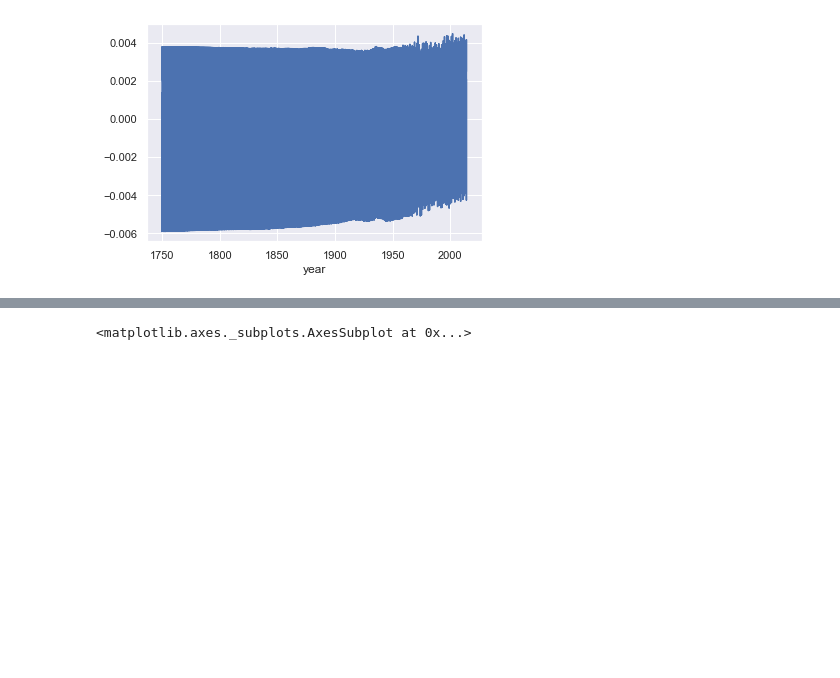
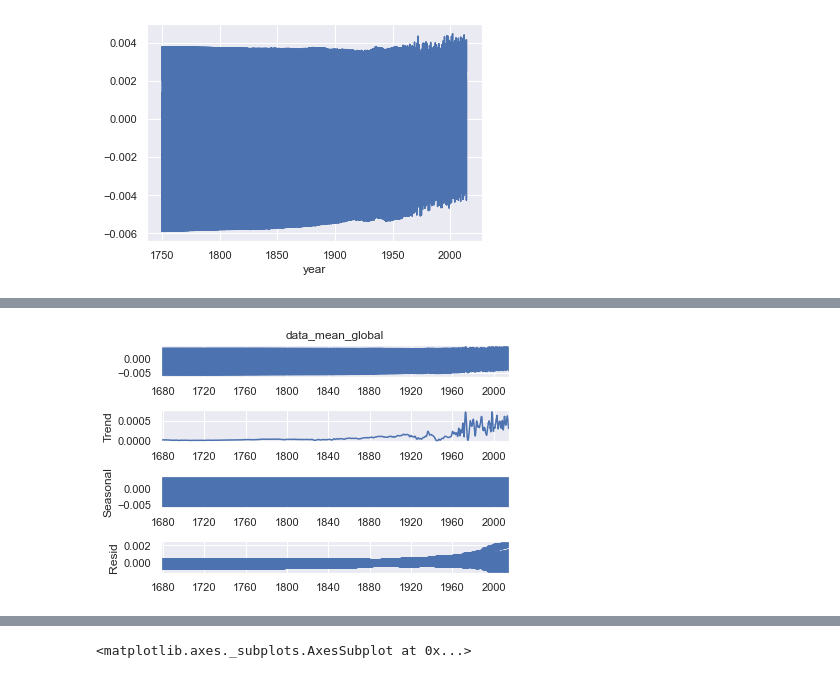
Before and after one commit to RicardoLeaoS/global-warming, a Jupyter notebook: co2_concentration_stats.ipynb, the cells around one changed output, grey strips where cells are left out. Cells and saved outputs as stored; diff of their text form; code cells hidden in the pictures; blank space fills up the shorter version.

```diff
--- a/explorint_co2_concentration.ipynb
+++ b/co2_concentration_stats.ipynb
@@ -314 +281,7 @@ co2_data['data_mean_global'].pct_change().plot()
+# %%
+s_decomp = seasonal_decompose(co2_concentration_df['data_mean_global'].pct_change().dropna(inplace=False), model='additive', period=12)
+s_decomp.plot()
+plt.show()
+# %% [output]
+[figure, added]
 # %%
```
Also changed, not shown: parts of 6 cells of this notebook, 13 other files.
